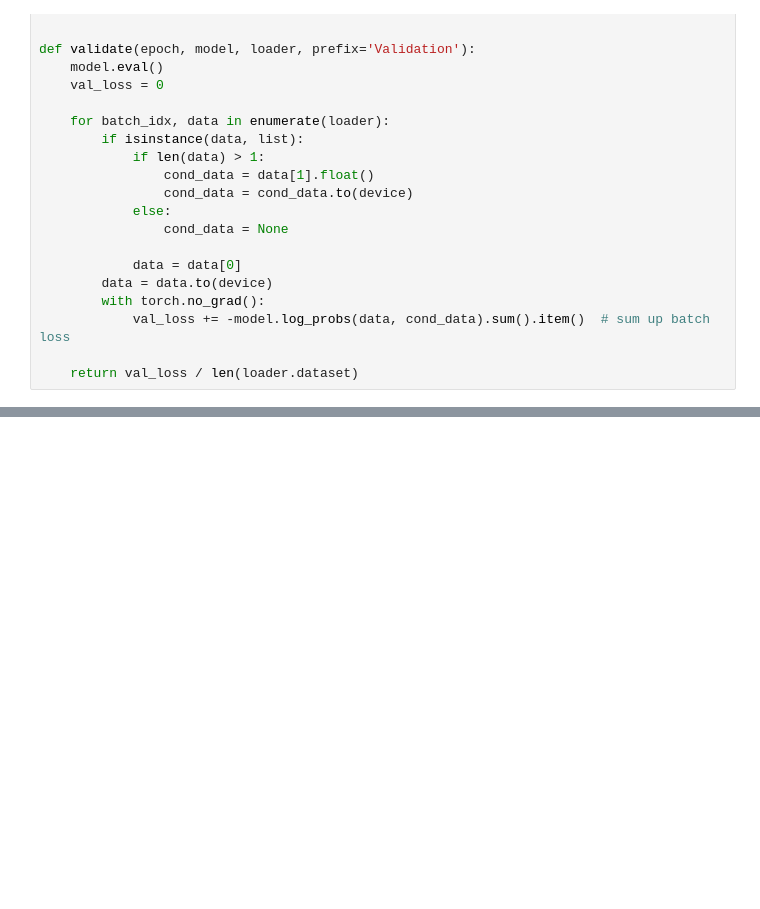
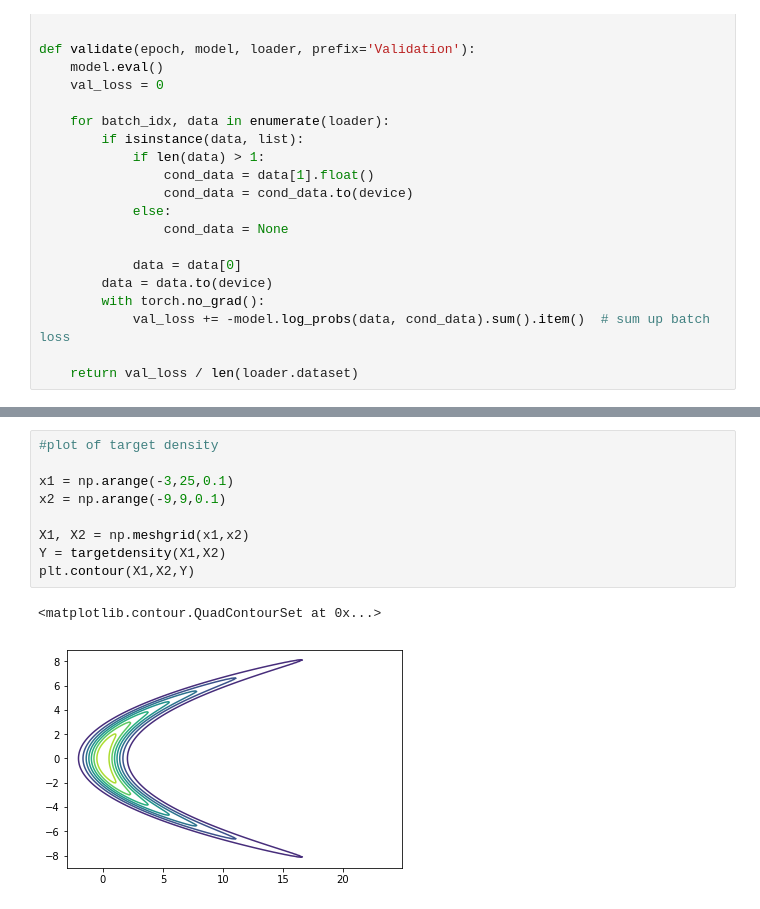
Before and after one commit to philippgrafendorfe/cv_ps, a Jupyter notebook: pytorch-flows-maf.ipynb, the cells around one changed output, grey strips where cells are left out. Drawn from its saved outputs; the diff is of its cells as text; blank space fills up the shorter version.

```diff
--- a/pytorch-flows-maf.ipynb
+++ b/pytorch-flows-maf.ipynb
@@ -609,0 +622,12 @@ plt.scatter(u[0],u[1],s=0.5)
+# %%
+#plot of target density
+
+x1 = np.arange(-3,25,0.1)
+x2 = np.arange(-9,9,0.1)
+
+X1, X2 = np.meshgrid(x1,x2)
+Y = targetdensity(X1,X2)
+plt.contour(X1,X2,Y)
+# %% [output]
+<matplotlib.contour.QuadContourSet at 0x...>
+[figure, added]
```
Also changed, not shown: parts of 4 cells of this notebook.
